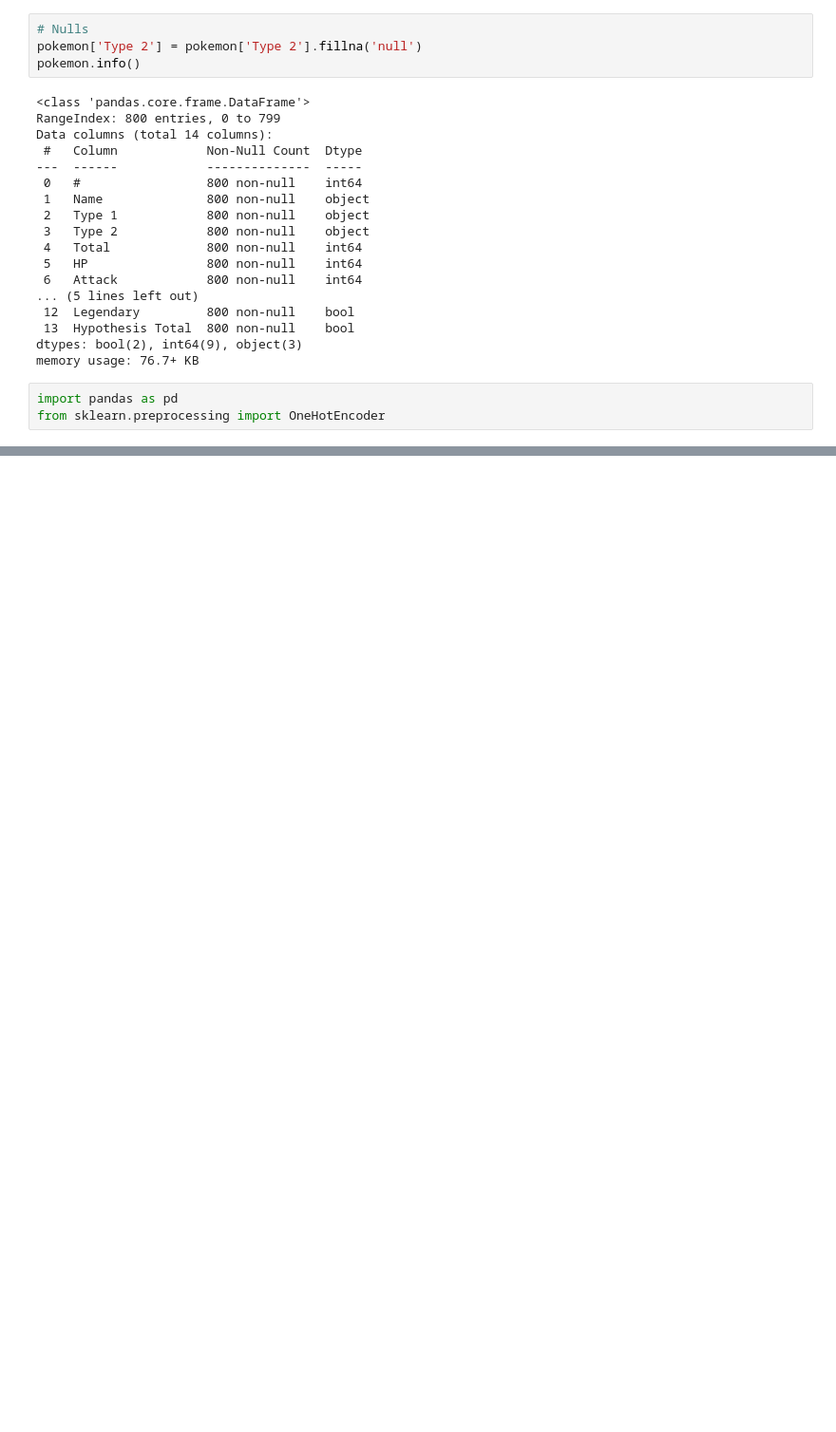
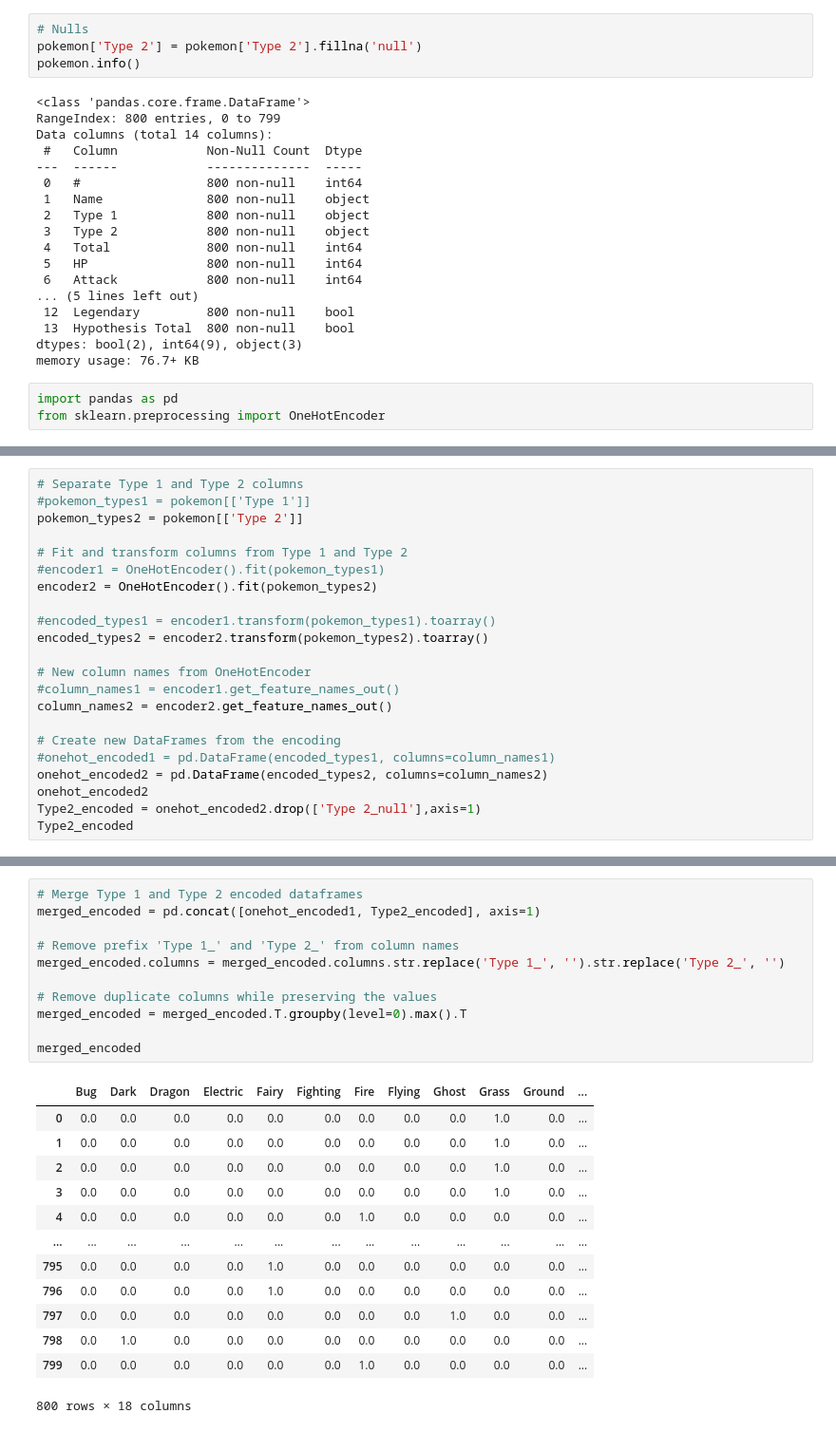
Before and after one commit to Andreadatalu/lab-dataframe-calculations, a Jupyter notebook: your-code/challenge-2-Final.ipynb, the cells around one changed output, grey strips where cells are left out. Shown at 95% size. Drawn from its saved outputs; the diff is of its cells as text; blank space fills up the shorter version.

```diff
--- a/your-code/challenge-2-Final.ipynb
+++ b/your-code/challenge-2-Final.ipynb
@@ -132,0 +168,22 @@ from sklearn.preprocessing import OneHotEncoder
+# %%
+# Separate Type 1 and Type 2 columns
+#pokemon_types1 = pokemon[['Type 1']]
+pokemon_types2 = pokemon[['Type 2']]
+
+# Fit and transform columns from Type 1 and Type 2
+#encoder1 = OneHotEncoder().fit(pokemon_types1)
+encoder2 = OneHotEncoder().fit(pokemon_types2)
+
+#encoded_types1 = encoder1.transform(pokemon_types1).toarray()
+encoded_types2 = encoder2.transform(pokemon_types2).toarray()
+
+# New column names from OneHotEncoder
+#column_names1 = encoder1.get_feature_names_out()
+column_names2 = encoder2.get_feature_names_out()
+
+# Create new DataFrames from the encoding
+#onehot_encoded1 = pd.DataFrame(encoded_types1, columns=column_names1)
+onehot_encoded2 = pd.DataFrame(encoded_types2, columns=column_names2)
+onehot_encoded2
+Type2_encoded = onehot_encoded2.drop(['Type 2_null'],axis=1)
+Type2_encoded
@@ -132,0 +204,25 @@ from sklearn.preprocessing import OneHotEncoder
+# %%
+# Merge Type 1 and Type 2 encoded dataframes
+merged_encoded = pd.concat([onehot_encoded1, Type2_encoded], axis=1)
+
+# Remove prefix 'Type 1_' and 'Type 2_' from column names
+merged_encoded.columns = merged_encoded.columns.str.replace('Type 1_', '').str.replace('Type 2_', '')
+
+# Remove duplicate columns while preserving the values
+merged_encoded = merged_encoded.T.groupby(level=0).max().T
+
+merged_encoded
+# %% [output]
+|  | Bug | Dark | Dragon | Electric | Fairy | Fighting | Fire | Flying | Ghost | Grass | Ground | ... |
+| 0 | 0.0 | 0.0 | 0.0 | 0.0 | 0.0 | 0.0 | 0.0 | 0.0 | 0.0 | 1.0 | 0.0 | ... |
+| 1 | 0.0 | 0.0 | 0.0 | 0.0 | 0.0 | 0.0 | 0.0 | 0.0 | 0.0 | 1.0 | 0.0 | ... |
+| 2 | 0.0 | 0.0 | 0.0 | 0.0 | 0.0 | 0.0 | 0.0 | 0.0 | 0.0 | 1.0 | 0.0 | ... |
+| 3 | 0.0 | 0.0 | 0.0 | 0.0 | 0.0 | 0.0 | 0.0 | 0.0 | 0.0 | 1.0 | 0.0 | ... |
+| 4 | 0.0 | 0.0 | 0.0 | 0.0 | 0.0 | 0.0 | 1.0 | 0.0 | 0.0 | 0.0 | 0.0 | ... |
+| ... | ... | ... | ... | ... | ... | ... | ... | ... | ... | ... | ... | ... |
+| 795 | 0.0 | 0.0 | 0.0 | 0.0 | 1.0 | 0.0 | 0.0 | 0.0 | 0.0 | 0.0 | 0.0 | ... |
+| 796 | 0.0 | 0.0 | 0.0 | 0.0 | 1.0 | 0.0 | 0.0 | 0.0 | 0.0 | 0.0 | 0.0 | ... |
+| 797 | 0.0 | 0.0 | 0.0 | 0.0 | 0.0 | 0.0 | 0.0 | 0.0 | 1.0 | 0.0 | 0.0 | ... |
+| 798 | 0.0 | 1.0 | 0.0 | 0.0 | 0.0 | 0.0 | 0.0 | 0.0 | 0.0 | 0.0 | 0.0 | ... |
+| 799 | 0.0 | 0.0 | 0.0 | 0.0 | 0.0 | 0.0 | 1.0 | 0.0 | 0.0 | 0.0 | 0.0 | ... |
+800 rows × 18 columns
```
Also changed, not shown: parts of 17 cells of this notebook.
